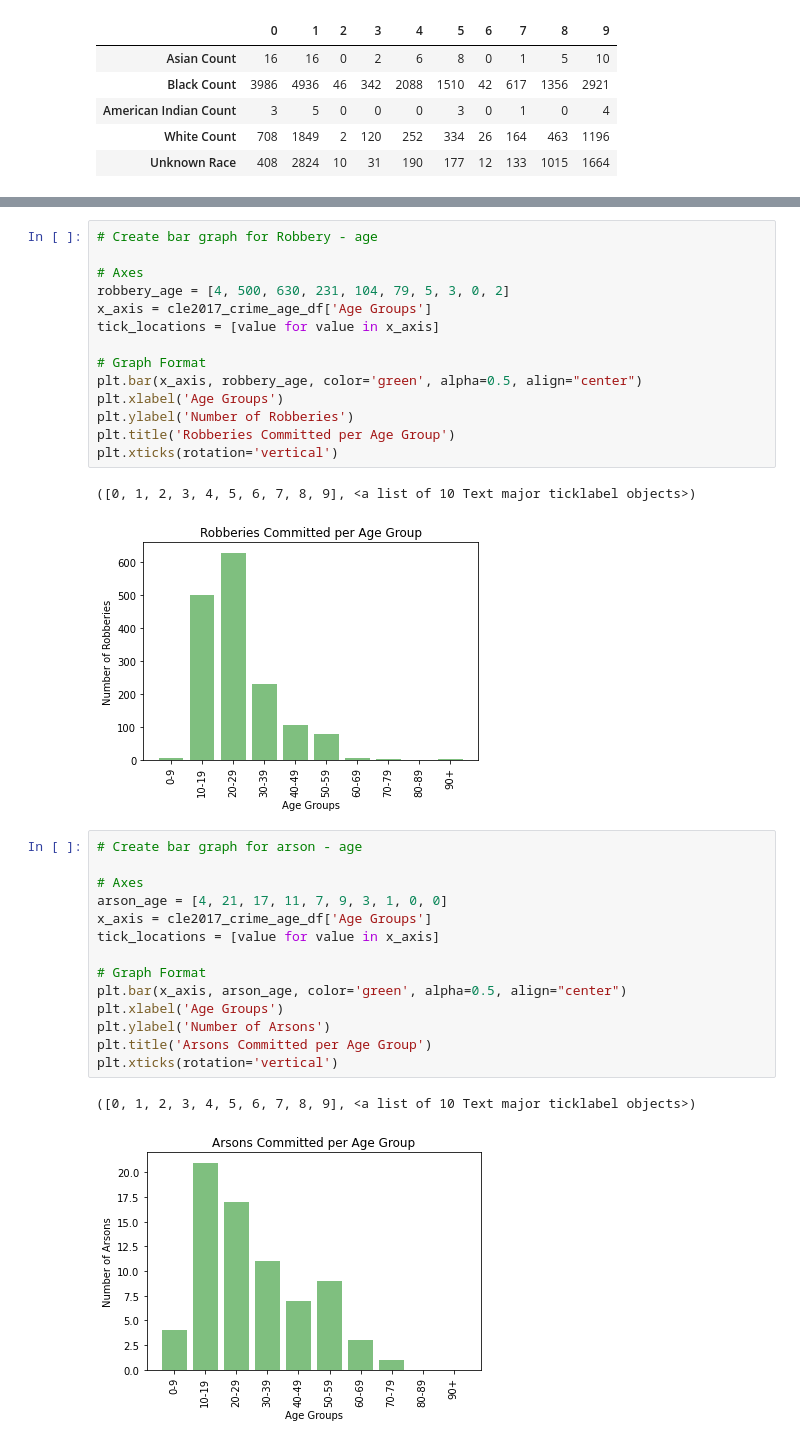
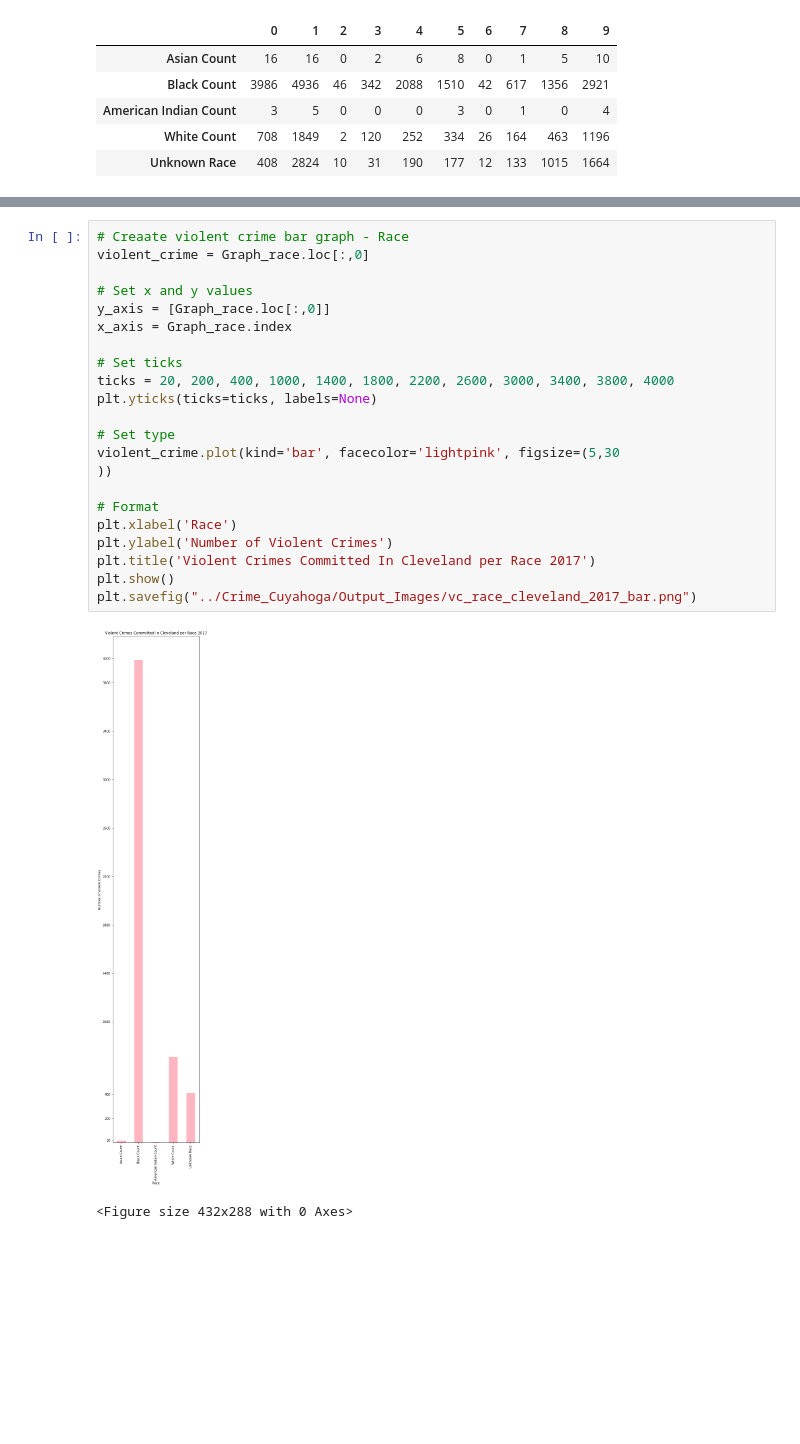
Before and after one commit to drjulie2105/Group_Project_1, a Jupyter notebook: Crime_Cuyahoga/crime_cuy.ipynb, the cells around one changed output, grey strips where cells are left out. Saved outputs shown, nothing was run; the diff lists cells and outputs as text; blank space fills up the shorter version.

```diff
--- a/Crime_Cuyahoga/crime_cuy.ipynb
+++ b/Crime_Cuyahoga/crime_cuy.ipynb
@@ -978,34 +612,25 @@ plt.xticks(rotation='vertical')
-# %%
-# Create bar graph for Robbery - age
-
-# Axes
-robbery_age = [4, 500, 630, 231, 104, 79, 5, 3, 0, 2]
-x_axis = cle2017_crime_age_df['Age Groups']
-tick_locations = [value for value in x_axis]
-
-# Graph Format
-plt.bar(x_axis, robbery_age, color='green', alpha=0.5, align="center")
-plt.xlabel('Age Groups')
-plt.ylabel('Number of Robberies')
-plt.title('Robberies Committed per Age Group')
-plt.xticks(rotation='vertical')
-# %% [output]
-([0, 1, 2, 3, 4, 5, 6, 7, 8, 9], <a list of 10 Text major ticklabel objects>)
-[figure, removed]
-# %%
-# Create bar graph for arson - age
-
-# Axes
-arson_age = [4, 21, 17, 11, 7, 9, 3, 1, 0, 0]
-x_axis = cle2017_crime_age_df['Age Groups']
-tick_locations = [value for value in x_axis]
-
-# Graph Format
-plt.bar(x_axis, arson_age, color='green', alpha=0.5, align="center")
-plt.xlabel('Age Groups')
-plt.ylabel('Number of Arsons')
-plt.title('Arsons Committed per Age Group')
-plt.xticks(rotation='vertical')
-# %% [output]
-([0, 1, 2, 3, 4, 5, 6, 7, 8, 9], <a list of 10 Text major ticklabel objects>)
-[figure, removed]
+# %%
+# Creaate violent crime bar graph - Race
+violent_crime = Graph_race.loc[:,0]
+
+# Set x and y values
+y_axis = [Graph_race.loc[:,0]]
+x_axis = Graph_race.index
+
+# Set ticks
+ticks = 20, 200, 400, 1000, 1400, 1800, 2200, 2600, 3000, 3400, 3800, 4000
+plt.yticks(ticks=ticks, labels=None)
+
+# Set type
+violent_crime.plot(kind='bar', facecolor='lightpink', figsize=(5,30
+))
+
+# Format
+plt.xlabel('Race')
+plt.ylabel('Number of Violent Crimes')
+plt.title('Violent Crimes Committed In Cleveland per Race 2017')
+plt.show()
+plt.savefig("../Crime_Cuyahoga/Output_Images/vc_race_cleveland_2017_bar.png")
+# %% [output]
+[figure, added]
+<Figure size 432x288 with 0 Axes>
```
Also changed, not shown: parts of 48 cells of this notebook.
